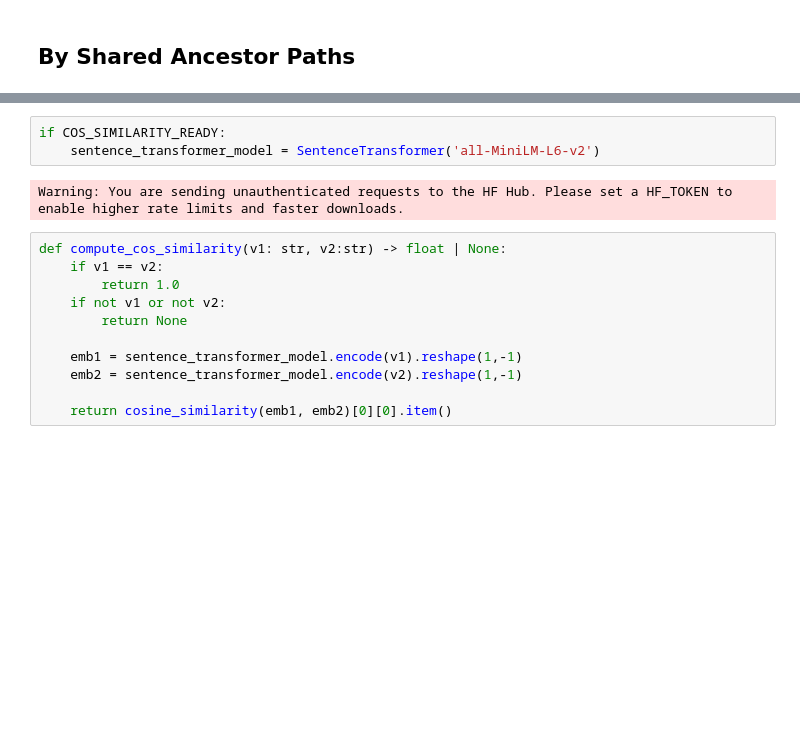
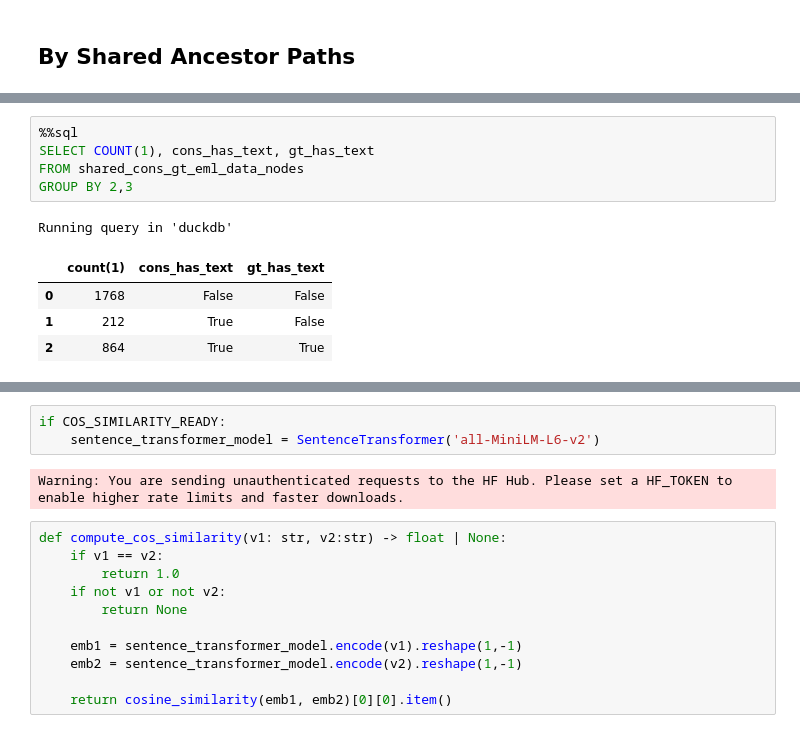
Before and after one commit to mitja-o/metadata-assistant, a Jupyter notebook: _evaluation/statistics/results/semantic_similarity.ipynb, the cells around one changed output, grey strips where cells are left out. Drawn from its saved outputs; the diff is of its cells as text; blank space fills up the shorter version.

```diff
--- a/_evaluation/statistics/results/semantic_similarity.ipynb
+++ b/_evaluation/statistics/results/semantic_similarity.ipynb
@@ -168,0 +311,11 @@ JOIN gt_dwc_t_data_nodes AS g
+# %%
+%%sql
+SELECT COUNT(1), cons_has_text, gt_has_text
+FROM shared_cons_gt_eml_data_nodes
+GROUP BY 2,3
+# %% [output]
+Running query in 'duckdb'
+|  | count(1) | cons_has_text | gt_has_text |
+| 0 | 1768 | False | False |
+| 1 | 212 | True | False |
+| 2 | 864 | True | True |
```
Also changed, not shown: parts of 30 cells of this notebook, 2 other files.
